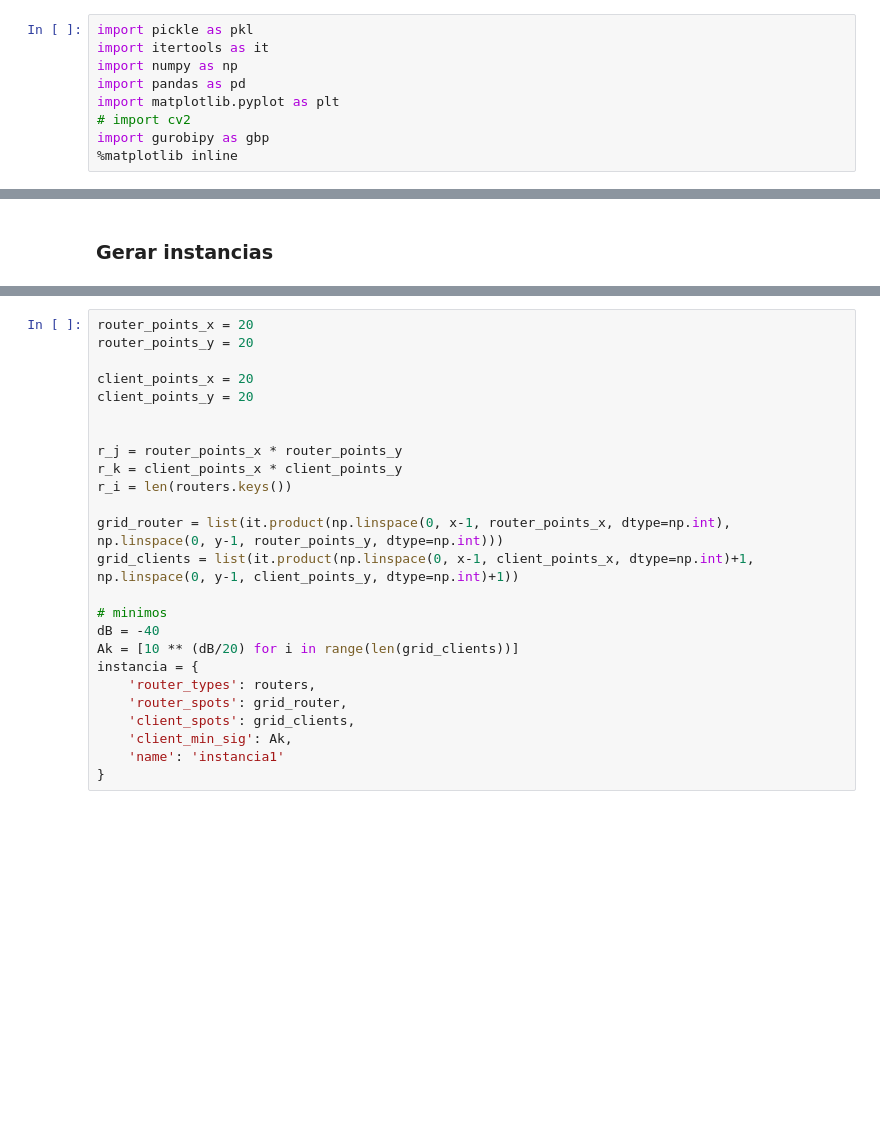
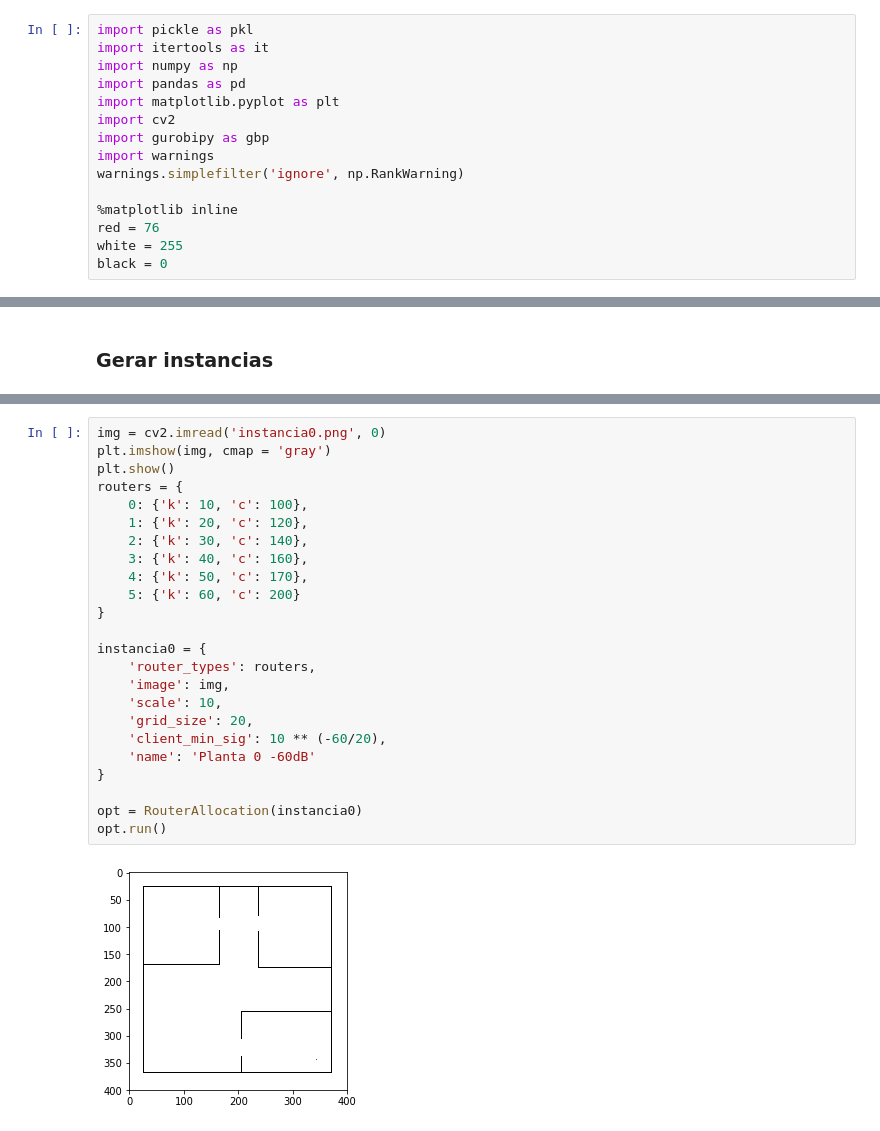
Before and after one commit to vittorfp/Optimal-router-allocation, a Jupyter notebook: Trabalho PO.ipynb, the cells around one changed output, grey strips where cells are left out. Drawn from its saved outputs; the diff is of its cells as text; blank space fills up the shorter version.

```diff
--- a/Trabalho PO.ipynb
+++ b/Trabalho PO.ipynb
@@ -4,6 +4,12 @@ import itertools as it
 import numpy as np
 import pandas as pd
 import matplotlib.pyplot as plt
-# import cv2
+import cv2
 import gurobipy as gbp
+import warnings
+warnings.simplefilter('ignore', np.RankWarning)
+
 %matplotlib inline
+red = 76
+white = 255
+black = 0
@@ -169,25 +173,26 @@ instancia0 = {
-# %%
-router_points_x = 20
-router_points_y = 20
-
-client_points_x = 20
-client_points_y = 20
-
-
-r_j = router_points_x * router_points_y
-r_k = client_points_x * client_points_y
-r_i = len(routers.keys())
-
-grid_router = list(it.product(np.linspace(0, x-1, router_points_x, dtype=np.int), np.linspace(0, y-1, router_points_y, dtype=np.int)))
-grid_clients = list(it.product(np.linspace(0, x-1, client_points_x, dtype=np.int)+1, np.linspace(0, y-1, client_points_y, dtype=np.int)+1))
-
-# minimos
-dB = -40
-Ak = [10 ** (dB/20) for i in range(len(grid_clients))]
-instancia = {
-    'router_types': routers,
-    'router_spots': grid_router,
-    'client_spots': grid_clients,
-    'client_min_sig': Ak,
-    'name': 'instancia1'
-}
+# %%
+img = cv2.imread('instancia0.png', 0)
+plt.imshow(img, cmap = 'gray')
+plt.show()
+routers = {
+    0: {'k': 10, 'c': 100},
+    1: {'k': 20, 'c': 120},
+    2: {'k': 30, 'c': 140},
+    3: {'k': 40, 'c': 160},
+    4: {'k': 50, 'c': 170},
+    5: {'k': 60, 'c': 200}
+}
+
+instancia0 = {
+    'router_types': routers,
+    'image': img,
+    'scale': 10,
+    'grid_size': 20,
+    'client_min_sig': 10 ** (-60/20),
+    'name': 'Planta 0 -60dB'
+}
+
+opt = RouterAllocation(instancia0)
+opt.run()
+# %% [output]
+[figure, added]
```
Also changed, not shown: parts of 14 cells of this notebook, 26 other files.
